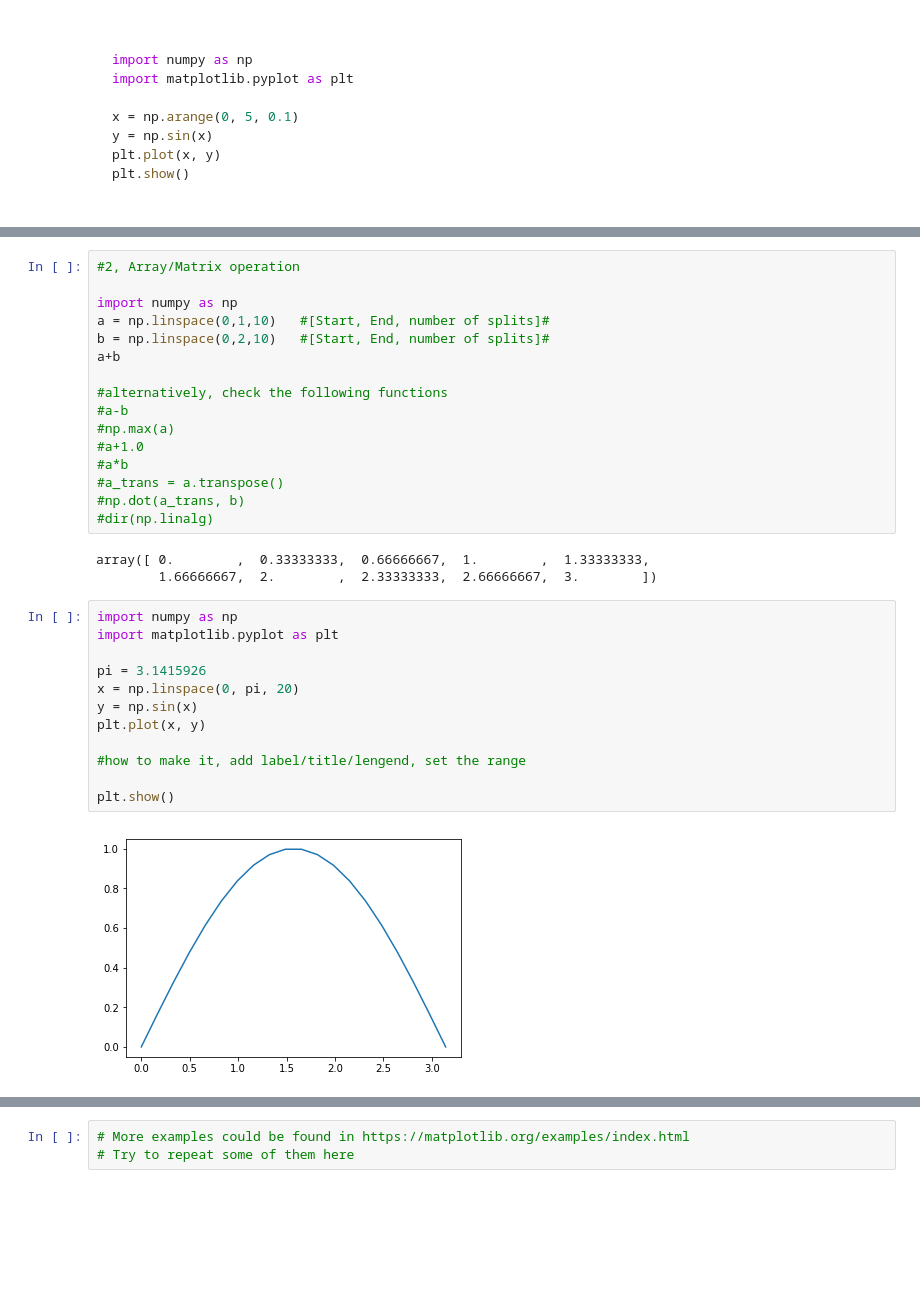
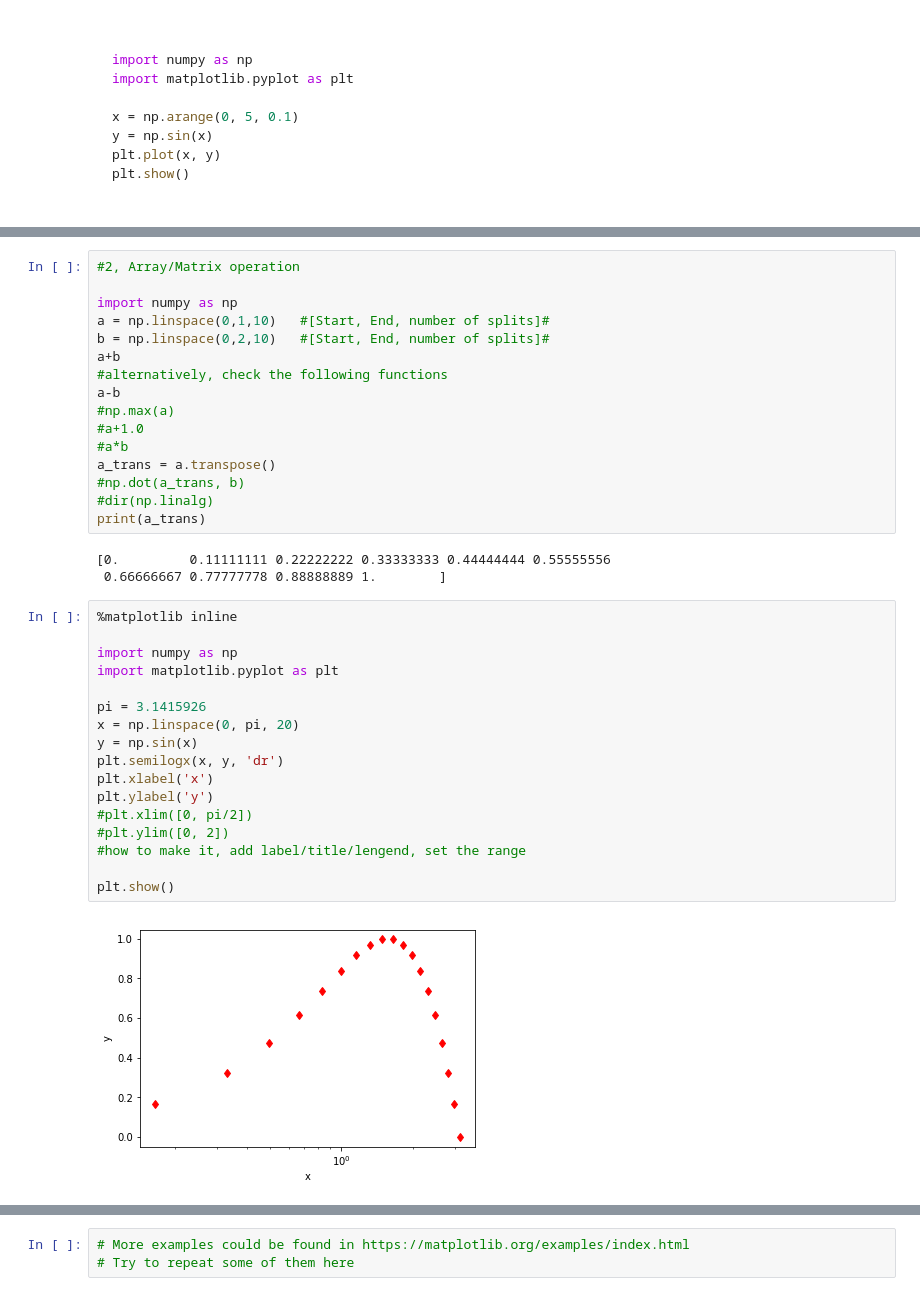
Before and after one commit to MaterSim/ComputationalPhysics300, a Jupyter notebook: Lec_03_Python_intro_III.ipynb, the cells around one changed output, grey strips where cells are left out. Cells and saved outputs as stored; diff of their text form; blank space fills up the shorter version.

```diff
--- a/Lec_03_Python_intro_III.ipynb
+++ b/Lec_03_Python_intro_III.ipynb
@@ -164,29 +200,34 @@ import numpy as np
 a = np.linspace(0,1,10)   #[Start, End, number of splits]#
 b = np.linspace(0,2,10)   #[Start, End, number of splits]#
 a+b
-
 #alternatively, check the following functions
-#a-b
+a-b
 #np.max(a)
 #a+1.0
 #a*b
-#a_trans = a.transpose()
+a_trans = a.transpose()
 #np.dot(a_trans, b)
 #dir(np.linalg)
+print(a_trans)
 # %% [output]
-array([ 0.        ,  0.33333333,  0.66666667,  1.        ,  1.33333333,
-        1.66666667,  2.        ,  2.33333333,  2.66666667,  3.        ])
+[0.         0.11111111 0.22222222 0.33333333 0.44444444 0.55555556
+ 0.66666667 0.77777778 0.88888889 1.        ]
 # %%
+%matplotlib inline
+
 import numpy as np
 import matplotlib.pyplot as plt
 
 pi = 3.1415926
 x = np.linspace(0, pi, 20)
 y = np.sin(x)
-plt.plot(x, y)
-
+plt.semilogx(x, y, 'dr')
+plt.xlabel('x')
+plt.ylabel('y')
+#plt.xlim([0, pi/2])
+#plt.ylim([0, 2])
 #how to make it, add label/title/lengend, set the range
 
 plt.show()
 # %% [output]
-[figure, old version]
+[figure, new version]
```
Also changed, not shown: parts of 16 cells of this notebook.
